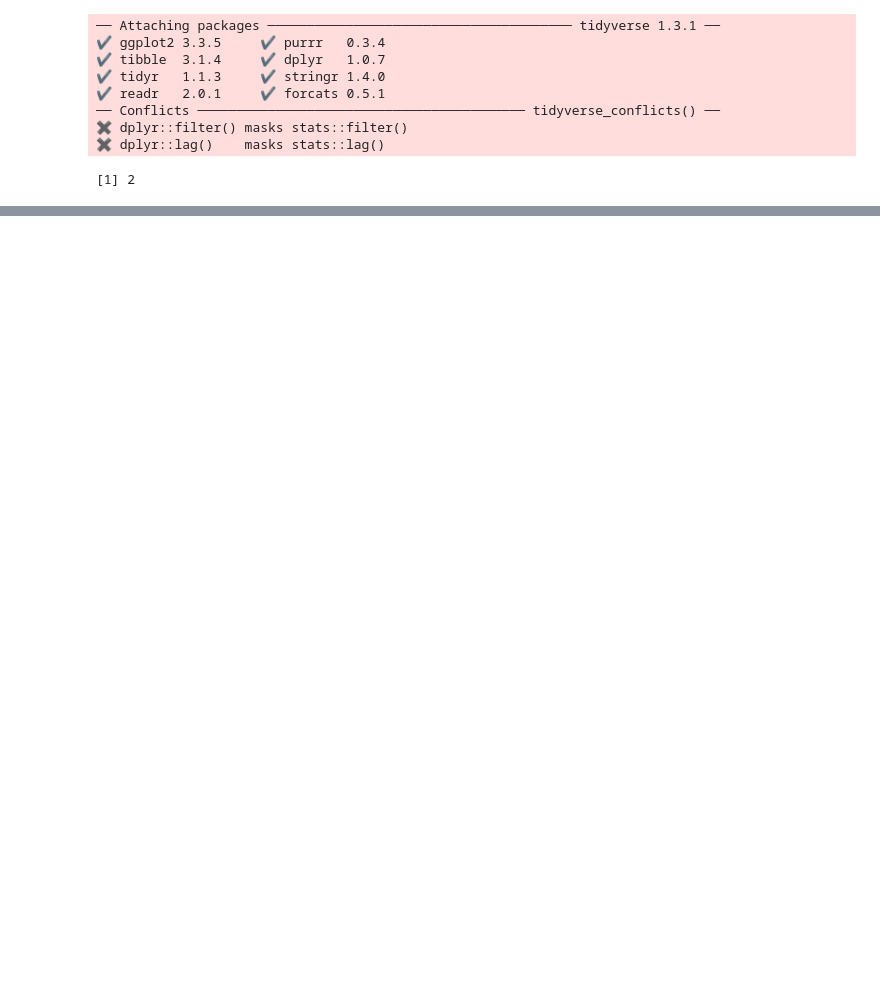
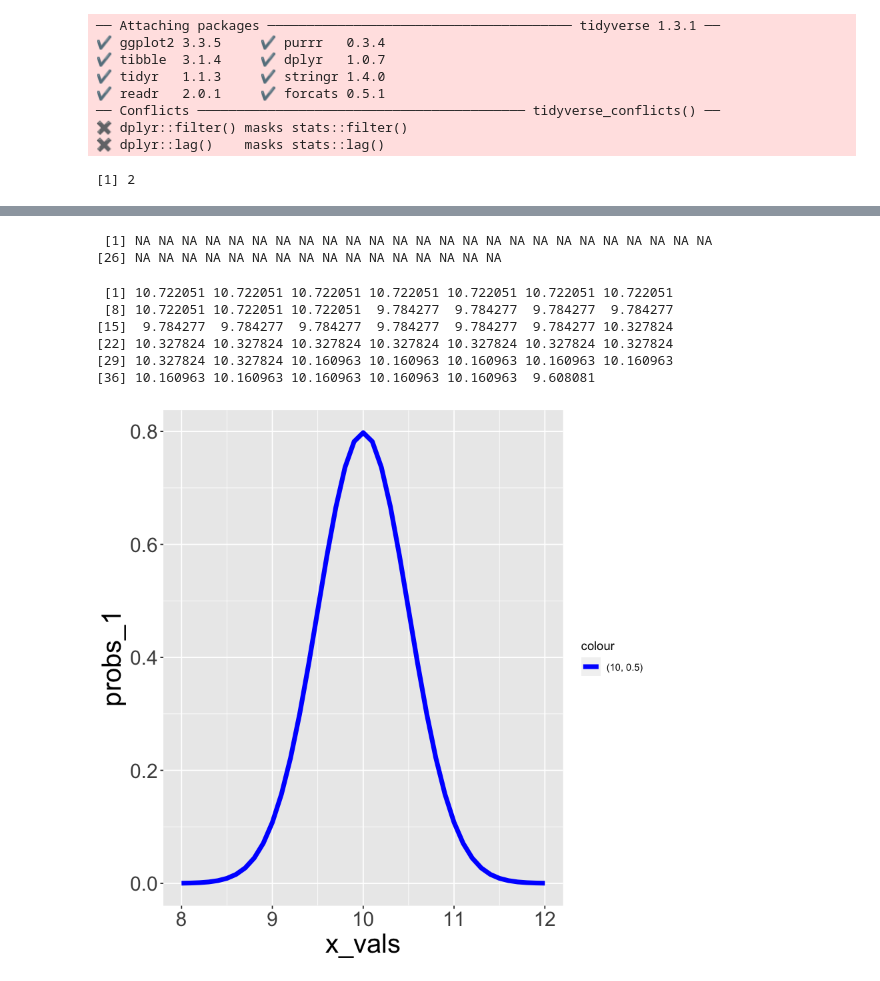
Before and after one commit to mdowd3/week_5_practical, a Jupyter notebook: week_5_solution.ipynb, the cells around one changed output, grey strips where cells are left out. Saved outputs shown, nothing was run; the diff lists cells and outputs as text; code cells hidden in the pictures; blank space fills up the shorter version.

```diff
--- a/week_5_solution.ipynb
+++ b/week_5_solution.ipynb
@@ -63,0 +92,27 @@ sqrt(ifelse(x >= 0, x, NA))
+# %%
+#Question 5
+
+x_vals=seq(8,12,0.1)
+probs_1=mapply(dnorm, x_vals, mean=10, sd=0.5)
+
+ggplot() +
+  geom_line(aes(x=x_vals, y=probs_1, color = "blue"), size=2) +
+  xlim(8,12)+
+  theme(axis.title.x = element_text(size = 24), axis.title.y = element_text(size = 24)) +
+  theme(axis.text.x = element_text(size = 18), axis.text.y = element_text(size = 18)) +
+  scale_color_manual(labels = c("(10, 0.5)"), values = c("blue"))
+
+prob_dens=dnorm(5000,10,0.5)
+prob_dens[seq(8,12,0.1)]
+prob_dens2=rnorm(5000,10,0.5)
+prob_dens2[seq(8,12,0.1)]
+# %% [output]
+ [1] NA NA NA NA NA NA NA NA NA NA NA NA NA NA NA NA NA NA NA NA NA NA NA NA NA
+[26] NA NA NA NA NA NA NA NA NA NA NA NA NA NA NA NA
+ [1] 10.722051 10.722051 10.722051 10.722051 10.722051 10.722051 10.722051
+ [8] 10.722051 10.722051 10.722051  9.784277  9.784277  9.784277  9.784277
+[15]  9.784277  9.784277  9.784277  9.784277  9.784277  9.784277 10.327824
+[22] 10.327824 10.327824 10.327824 10.327824 10.327824 10.327824 10.327824
+[29] 10.327824 10.327824 10.160963 10.160963 10.160963 10.160963 10.160963
+[36] 10.160963 10.160963 10.160963 10.160963 10.160963  9.608081
+[figure, added]
```
Also changed, not shown: parts of 12 cells of this notebook, 1 other file.
